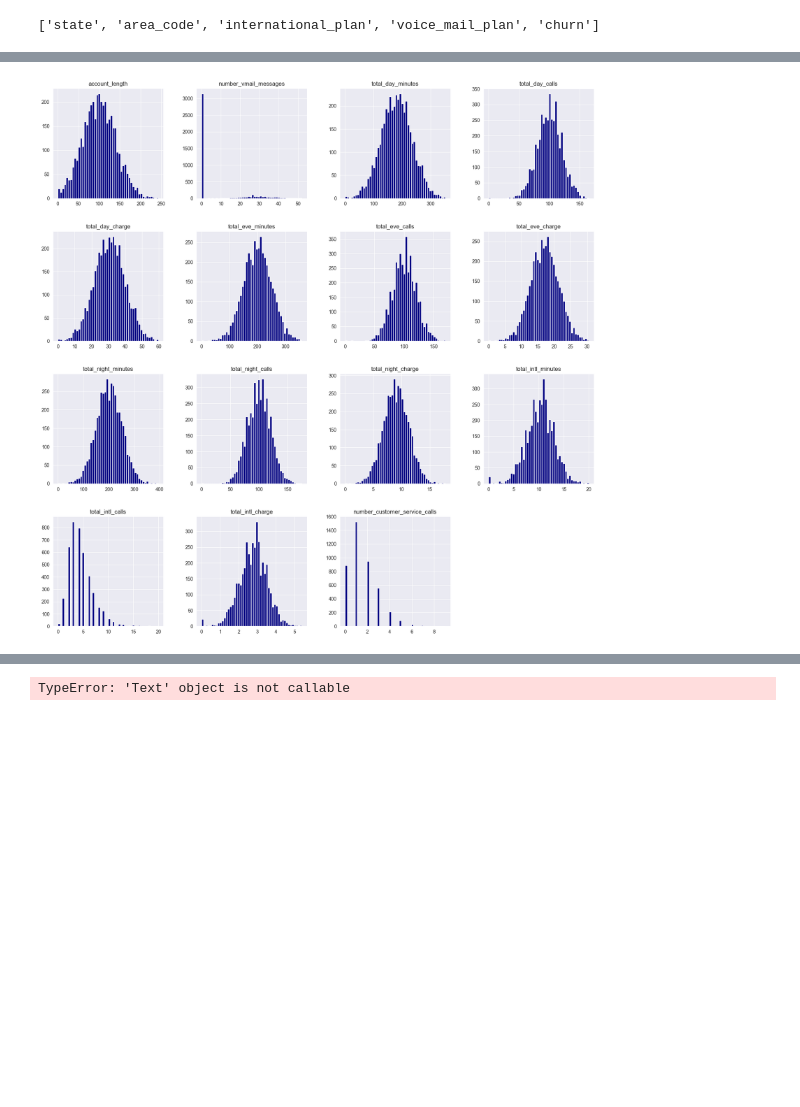
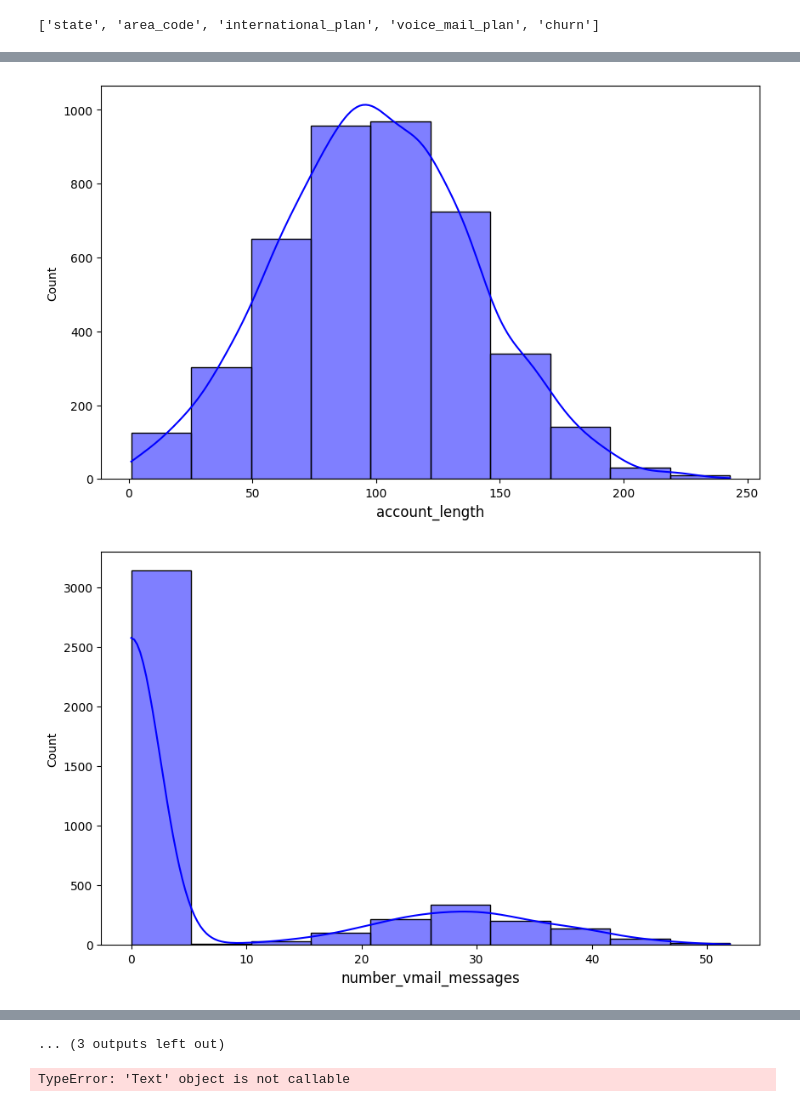
Before and after one commit to Gifted-Dev/customerChurn_prediction, a Jupyter notebook: notebooks/EDA.ipynb, the cells around one changed output, grey strips where cells are left out. Saved outputs shown, nothing was run; the diff lists cells and outputs as text; code cells hidden in the pictures; blank space fills up the shorter version.

```diff
--- a/notebooks/EDA.ipynb
+++ b/notebooks/EDA.ipynb
@@ -205,6 +161,23 @@ df_num.head()
-# %%
-sns.set_style('dark')
-df.hist(bins=50, figsize=(20,20), color='navy')
-plt.show()
-# %% [output]
-[figure, removed]
+# %%
+n_plots = len(df_num.columns)
+plt_cols = 4
+plt_rows = np.ceil(n_plots / plt_cols)
+
+fig, axes = plt.subplots(plt_rows, plt_cols, figsize=(12, 8))
+axes = axes.flatten()
+
+for idx, feature in enumerate(df_num.columns):
+    ax = axes[idx]
+    total = len(df_num)
+    sns.histplot(df_num[feature], bins=10, kde=True, color='navy')
+
+
+
+for col in df_num.columns:
+    plt.figure(figsize=(10,6))
+    sns.histplot(df_num[col], bins=10, kde=True, color='navy')
+    plt.xlabel(col, fontsize=12)
+    plt.show()
+# %% [output]
+[figure, added]
+[figure, added]
@@ -211,3 +194,4 @@ plt.show()
+... (3 outputs left out)
 # %%
 # To visualize the outliers using box plots
 for i, col in enumerate(df_num.columns):
```
Also changed, not shown: parts of 16 cells of this notebook.
